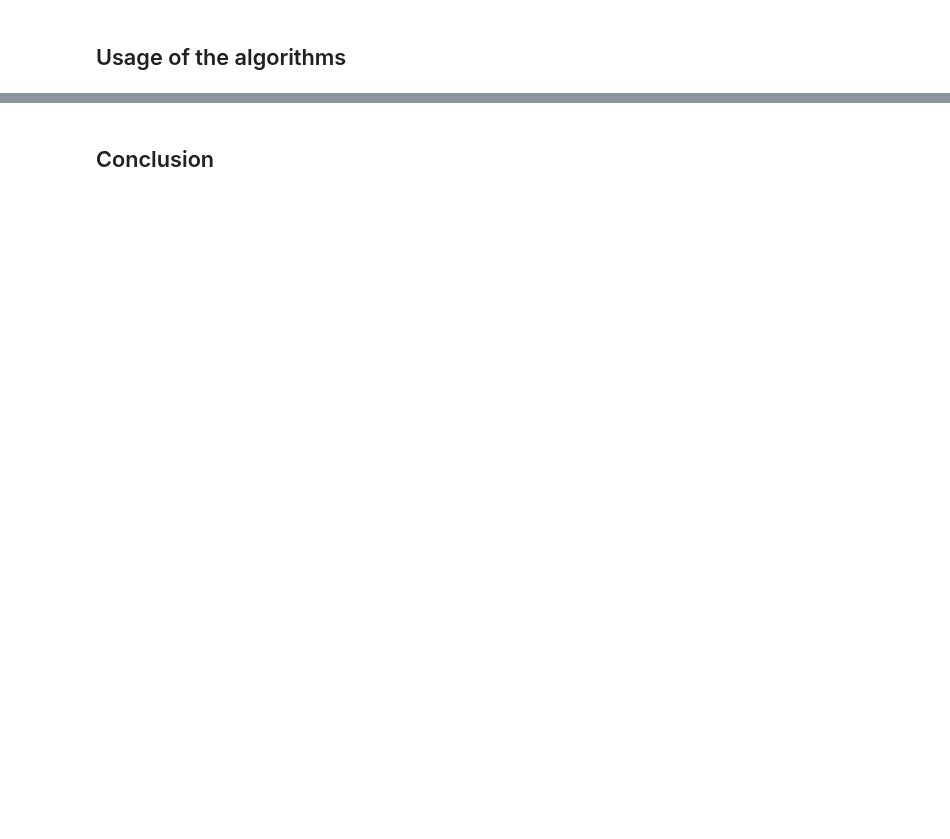
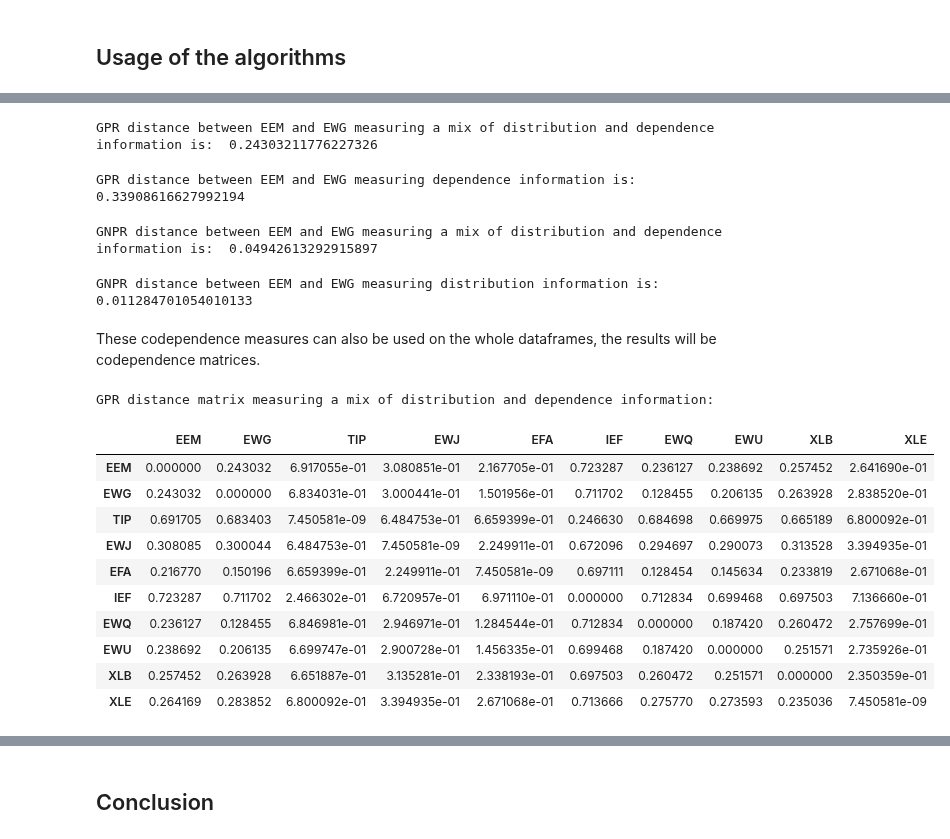
Before and after one commit to tzw101/research, a Jupyter notebook: Codependence/Codependence by Marti/codependence_by_marti.ipynb, the cells around one changed output, grey strips where cells are left out. Drawn from its saved outputs; the diff is of its cells as text; code cells hidden in the pictures; blank space fills up the shorter version.

```diff
--- a/Codependence/Codependence by Marti/codependence_by_marti.ipynb
+++ b/Codependence/Codependence by Marti/codependence_by_marti.ipynb
@@ -24,0 +141,45 @@ This description is based on the paper by _Gautier Marti_ __“Some contribution
+# %%
+# Calculating GPR distance between two tickers - EEM and EWG
+gpr_dist = ml.codependence.gpr_distance(stocks_returns['EEM'], stocks_returns['EWG'], theta=0.5)
+print('GPR distance between EEM and EWG measuring a mix of distribution and dependence information is: ', gpr_dist)
+# %% [output]
+GPR distance between EEM and EWG measuring a mix of distribution and dependence information is:  0.24303211776227326
+# %%
+# Calculating GPR distance between two tickers - EEM and EWG using only dependence information
+gpr_dist = ml.codependence.gpr_distance(stocks_returns['EEM'], stocks_returns['EWG'], theta=1)
+print('GPR distance between EEM and EWG measuring dependence information is: ', gpr_dist)
+# %% [output]
+GPR distance between EEM and EWG measuring dependence information is:  0.33908616627992194
+# %%
+# Calculating GNPR distance between two tickers - EEM and EWG
+gpr_dist = ml.codependence.gnpr_distance(stocks_returns['EEM'], stocks_returns['EWG'], theta=0.5)
+print('GNPR distance between EEM and EWG measuring a mix of distribution and dependence information is: ', gpr_dist)
+# %% [output]
+GNPR distance between EEM and EWG measuring a mix of distribution and dependence information is:  0.04942613292915897
+# %%
+# Calculating GNPR distance between two tickers - EEM and EWG using only distribution information and 0.1 width of bins
+gpr_dist = ml.codependence.gnpr_distance(stocks_returns['EEM'], stocks_returns['EWG'], theta=0, bandwidth=0.1)
+print('GNPR distance between EEM and EWG measuring distribution information is: ', gpr_dist)
+# %% [output]
+GNPR distance between EEM and EWG measuring distribution information is:  0.011284701054010133
+# %% [markdown]
+These codependence measures can also be used on the whole dataframes, the results will be codependence matrices.
+# %%
+# Calculating GPR distance between all stocks with Θ = 0.5
+gpr_matrix = ml.codependence.get_dependence_matrix(stocks_returns, dependence_method='gpr_distance',theta=0.5)
+
+print('GPR distance matrix measuring a mix of distribution and dependence information:')
+gpr_matrix
+# %% [output]
+GPR distance matrix measuring a mix of distribution and dependence information:
+|  | EEM | EWG | TIP | EWJ | EFA | IEF | EWQ | EWU | XLB | XLE |
+| EEM | 0.000000 | 0.243032 | 6.917055e-01 | 3.080851e-01 | 2.167705e-01 | 0.723287 | 0.236127 | 0.238692 | 0.257452 | 2.641690e-01 |
+| EWG | 0.243032 | 0.000000 | 6.834031e-01 | 3.000441e-01 | 1.501956e-01 | 0.711702 | 0.128455 | 0.206135 | 0.263928 | 2.838520e-01 |
+| TIP | 0.691705 | 0.683403 | 7.450581e-09 | 6.484753e-01 | 6.659399e-01 | 0.246630 | 0.684698 | 0.669975 | 0.665189 | 6.800092e-01 |
+| EWJ | 0.308085 | 0.300044 | 6.484753e-01 | 7.450581e-09 | 2.249911e-01 | 0.672096 | 0.294697 | 0.290073 | 0.313528 | 3.394935e-01 |
+| EFA | 0.216770 | 0.150196 | 6.659399e-01 | 2.249911e-01 | 7.450581e-09 | 0.697111 | 0.128454 | 0.145634 | 0.233819 | 2.671068e-01 |
+| IEF | 0.723287 | 0.711702 | 2.466302e-01 | 6.720957e-01 | 6.971110e-01 | 0.000000 | 0.712834 | 0.699468 | 0.697503 | 7.136660e-01 |
+| EWQ | 0.236127 | 0.128455 | 6.846981e-01 | 2.946971e-01 | 1.284544e-01 | 0.712834 | 0.000000 | 0.187420 | 0.260472 | 2.757699e-01 |
+| EWU | 0.238692 | 0.206135 | 6.699747e-01 | 2.900728e-01 | 1.456335e-01 | 0.699468 | 0.187420 | 0.000000 | 0.251571 | 2.735926e-01 |
+| XLB | 0.257452 | 0.263928 | 6.651887e-01 | 3.135281e-01 | 2.338193e-01 | 0.697503 | 0.260472 | 0.251571 | 0.000000 | 2.350359e-01 |
+| XLE | 0.264169 | 0.283852 | 6.800092e-01 | 3.394935e-01 | 2.671068e-01 | 0.713666 | 0.275770 | 0.273593 | 0.235036 | 7.450581e-09 |
```
Also changed, not shown: parts of 25 cells of this notebook.
